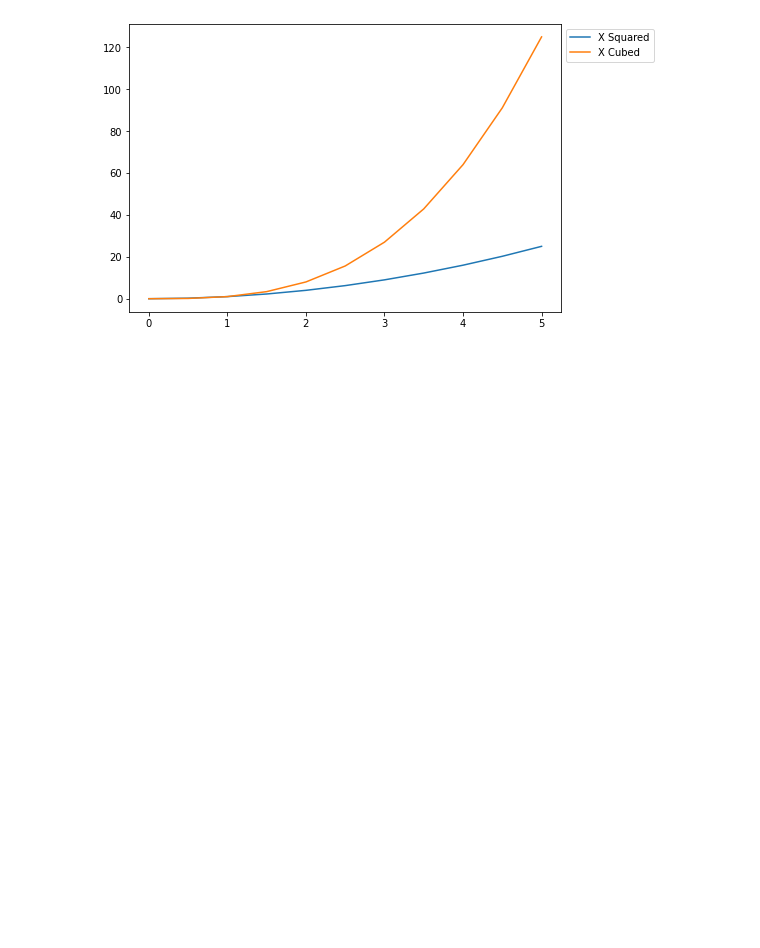
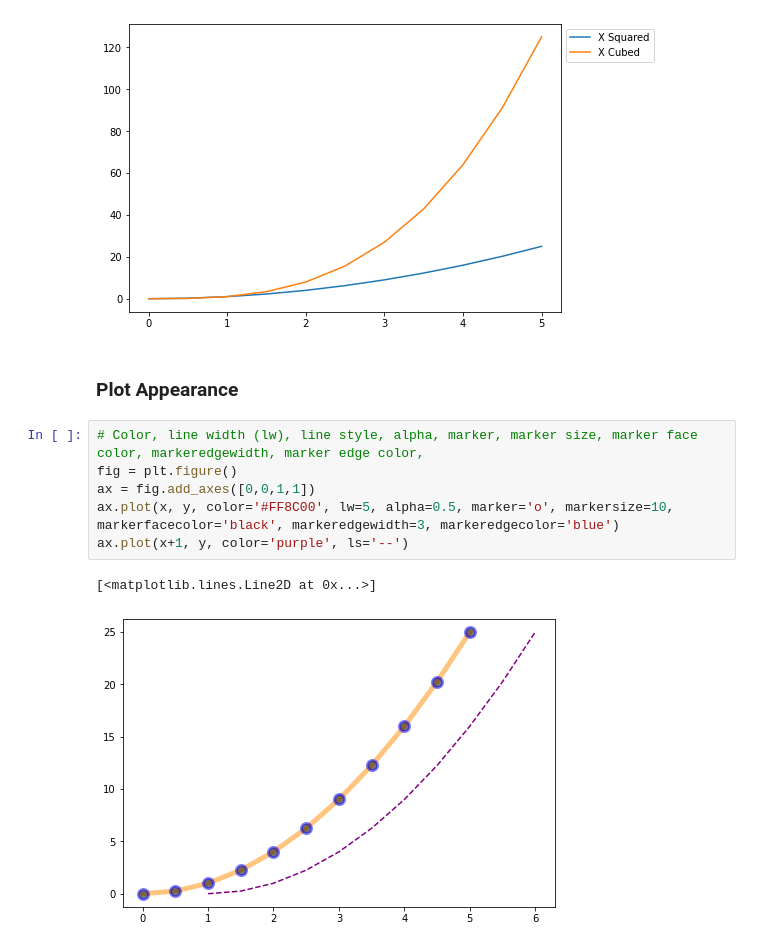
Before and after one commit to rmanaem/py4datasci, a Jupyter notebook: notebooks/matplotlib.ipynb, the cells around one changed output. Drawn from its saved outputs; the diff is of its cells as text; blank space fills up the shorter version.

Commit message:
Updated Matplotlib Notebook Added plot appearance and special plot types

```diff
--- a/notebooks/matplotlib.ipynb
+++ b/notebooks/matplotlib.ipynb
@@ -147,3 +152,14 @@ ax.legend(['X Squared', 'X Cubed'], bbox_to_anchor=(1.0, 1.0), loc='upper left')
 # %% [output]
 <matplotlib.legend.Legend at 0x...>
 [figure]
+# %% [markdown]
+### Plot Appearance
+# %%
+# Color, line width (lw), line style, alpha, marker, marker size, marker face color, markeredgewidth, marker edge color,
+fig = plt.figure()
+ax = fig.add_axes([0,0,1,1])
+ax.plot(x, y, color='#FF8C00', lw=5, alpha=0.5, marker='o', markersize=10, markerfacecolor='black', markeredgewidth=3, markeredgecolor='blue')
+ax.plot(x+1, y, color='purple', ls='--')
+# %% [output]
+[<matplotlib.lines.Line2D at 0x...>]
+[figure, added]
```
Also changed, not shown: parts of 7 cells of this notebook.
